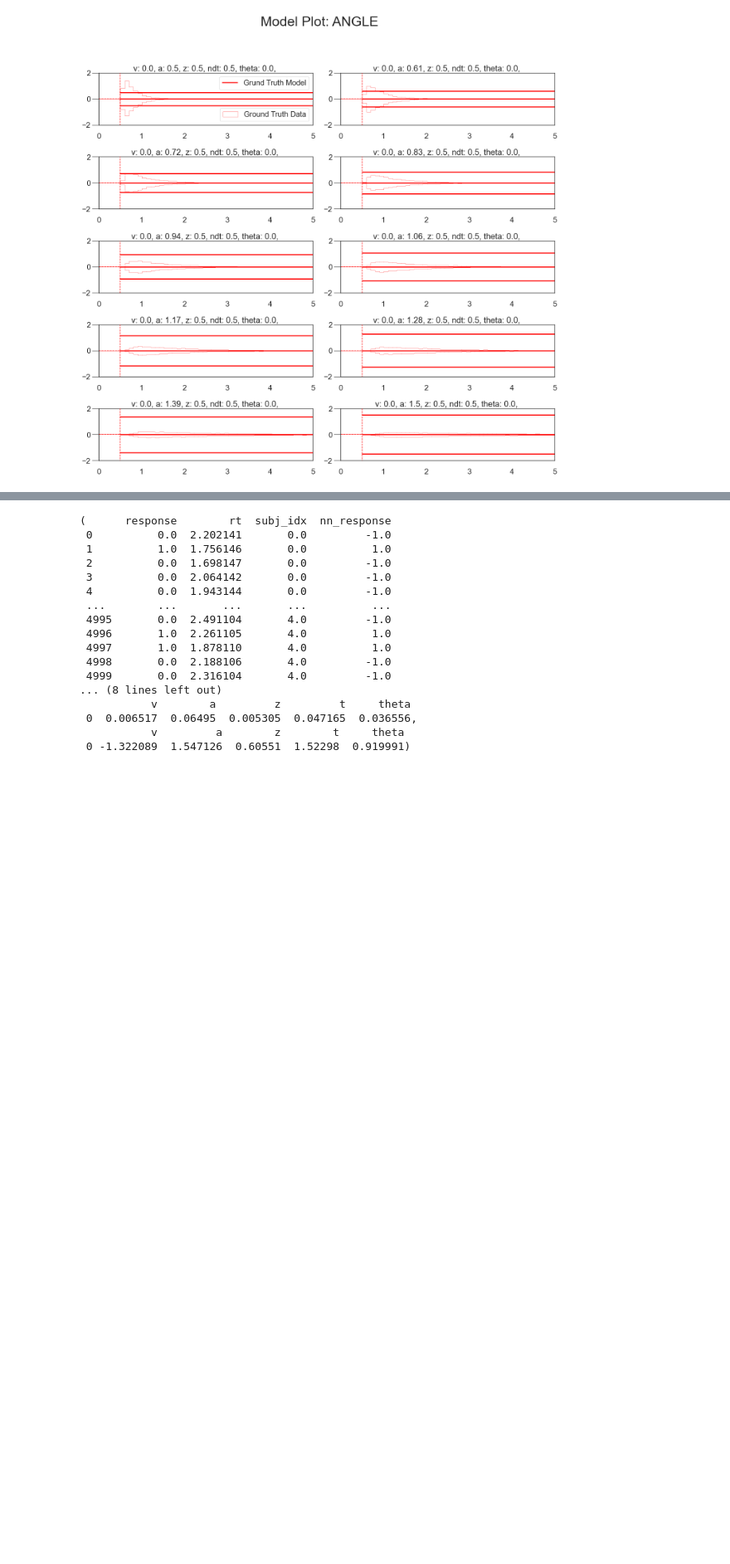
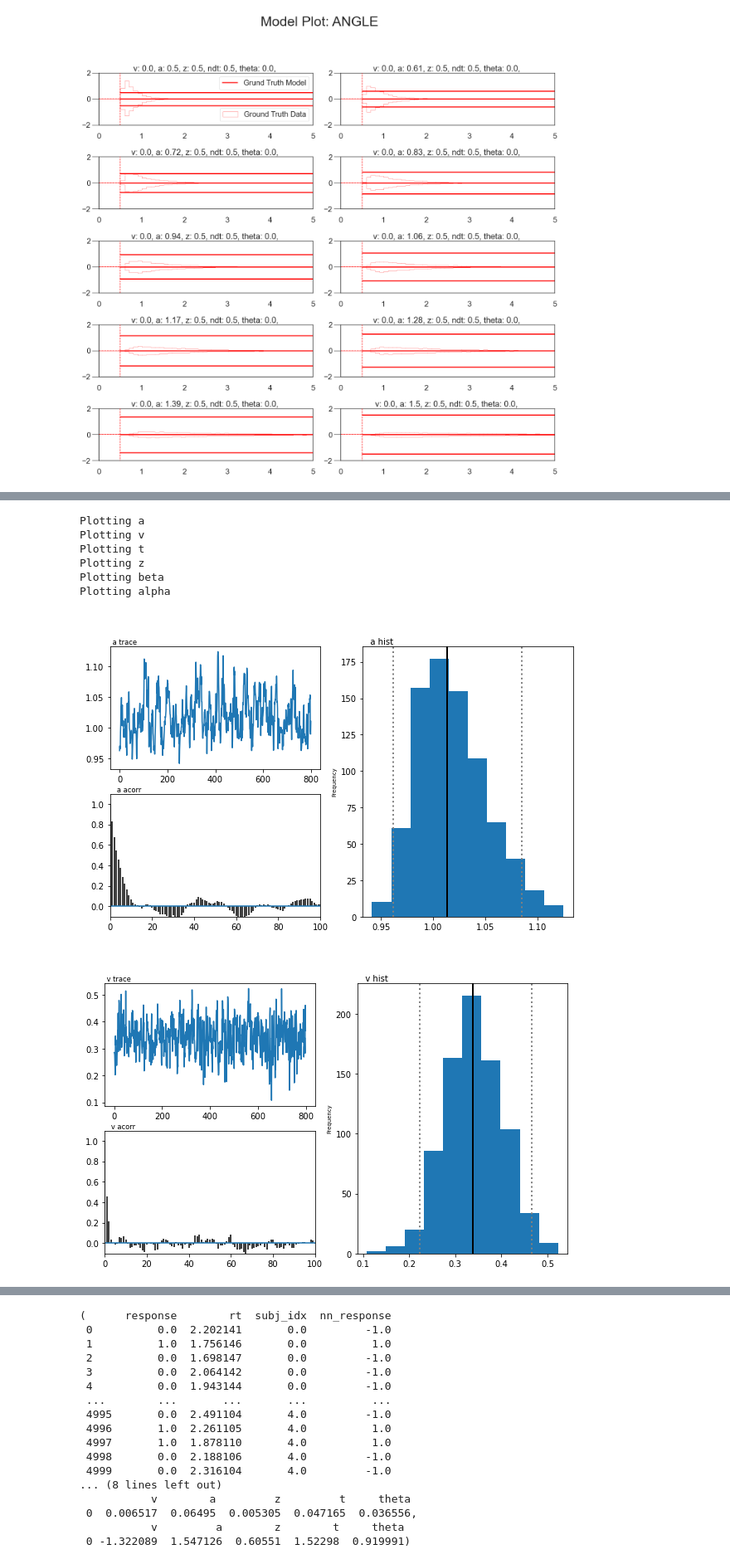
Before and after one commit to AlexanderFengler/hddmnn_tutorial, a Jupyter notebook: ddm_variants_exploration.ipynb, the cells around one changed output, grey strips where cells are left out. Shown at 83% size. Saved outputs shown, nothing was run; the diff lists cells and outputs as text; code cells hidden in the pictures; blank space fills up the shorter version.

```diff
--- a/ddm_variants_exploration.ipynb
+++ b/ddm_variants_exploration.ipynb
@@ -232,0 +231,11 @@ passed through legend part
+# %%
+hddm_model_single_subject.plot_posteriors(['a', 't', 'v', 'z', 'alpha', 'beta'])
+# %% [output]
+Plotting a
+Plotting v
+Plotting t
+Plotting z
+Plotting beta
+Plotting alpha
+[figure, added]
+[figure, added]
```
Also changed, not shown: parts of 32 cells of this notebook, 1 other file.
